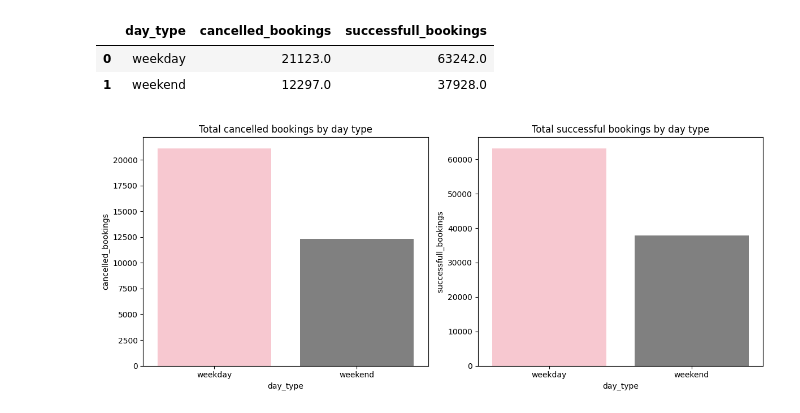
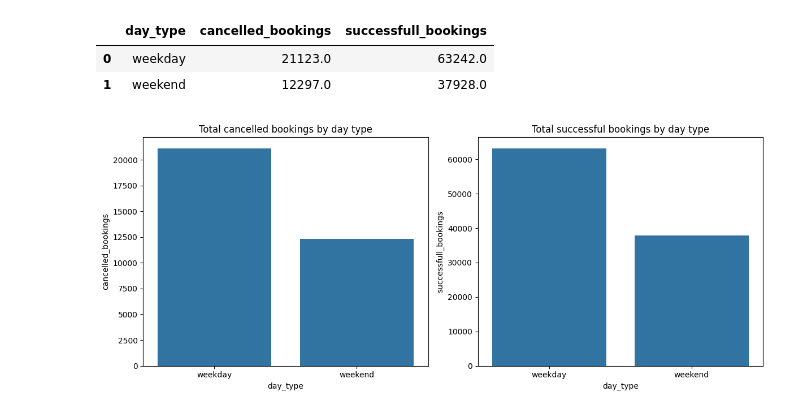
Before and after one commit to Bhuvi128/Hospitality-Revenue-Optimization-Data-analysis, a Jupyter notebook: Hospitality Revenue Optimzation.ipynb, the cells around one changed output. Drawn from its saved outputs; the diff is of its cells as text; code cells hidden in the pictures.

```diff
--- a/Hospitality Revenue Optimzation.ipynb
+++ b/Hospitality Revenue Optimzation.ipynb
@@ -1297,15 +1297,15 @@ day_type_bookings
 # %%
 fig, axes = plt.subplots(1, 2, figsize = (12,5))
 
 # Plot total cancelled bookings by day type
-sns.barplot(data = day_type_bookings, x = 'day_type', y = 'cancelled_bookings', ax = axes[0], palette=['pink', 'grey'])
+sns.barplot(data = day_type_bookings, x = 'day_type', y = 'cancelled_bookings', ax = axes[0])
 axes[0].set_title("Total cancelled bookings by day type")
 
 # Plot total successful bookings by day type
-sns.barplot(data = day_type_bookings, x = 'day_type', y = 'successfull_bookings', ax = axes[1], palette=['pink', 'grey'])
+sns.barplot(data = day_type_bookings, x = 'day_type', y = 'successfull_bookings', ax = axes[1])
 axes[1].set_title("Total successful bookings by day type")
 
 plt.tight_layout()
 plt.show()
 # %% [output]
-[figure, old version]
+[figure, new version]
```
Also changed, not shown: parts of 6 cells of this notebook, 1 other file.
